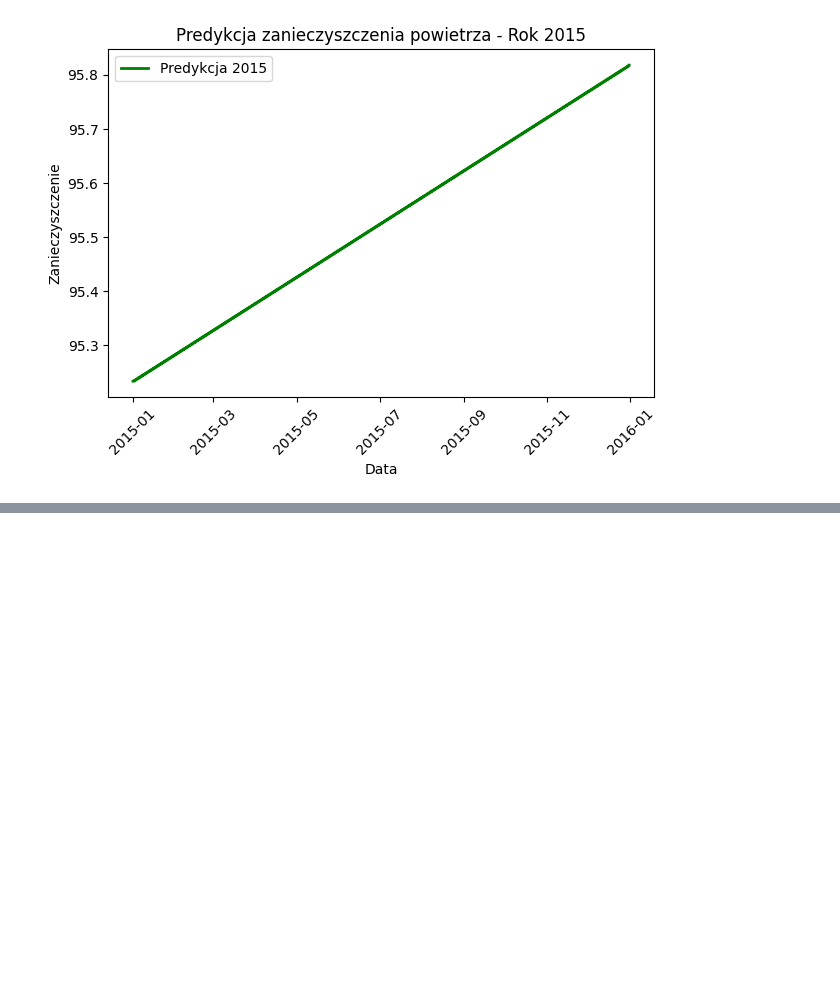
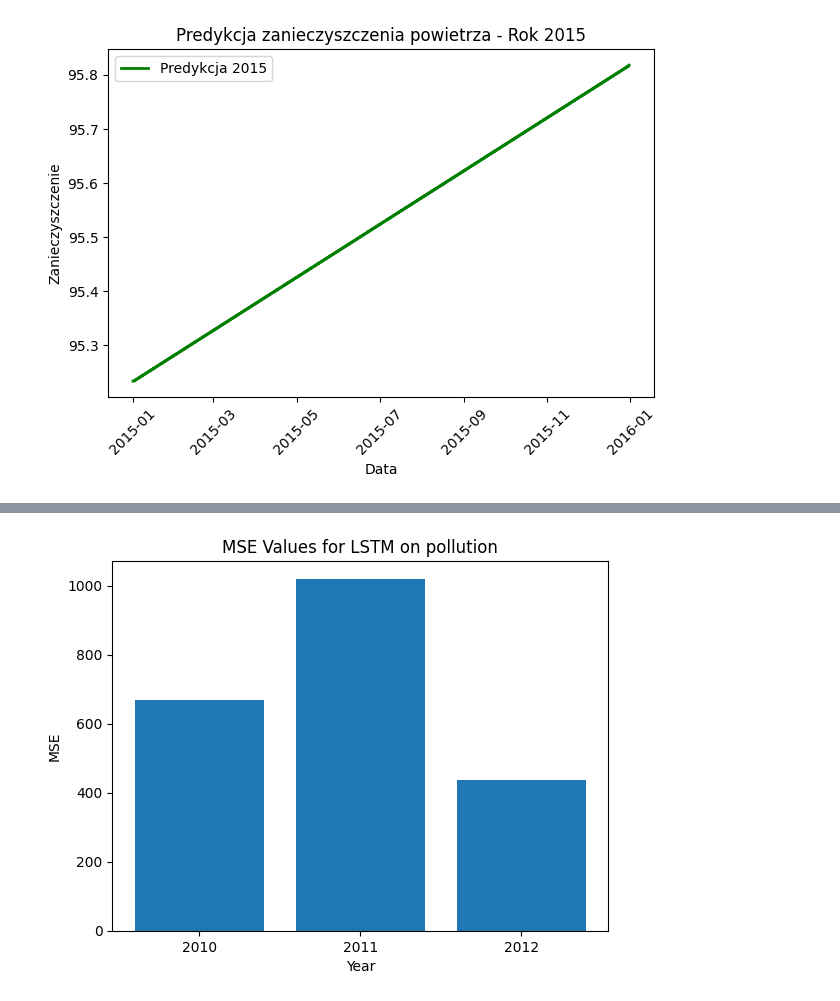
Before and after one commit to Beruxik/SBL-IPAD, a Jupyter notebook: SBL.ipynb, the cells around one changed output, grey strips where cells are left out. Saved outputs shown, nothing was run; the diff lists cells and outputs as text; code cells hidden in the pictures; blank space fills up the shorter version.

```diff
--- a/SBL.ipynb
+++ b/SBL.ipynb
@@ -1250,0 +1339,8 @@ print(r2_dict)
+# %%
+plt.bar(range(len(lstm_poll_mse_dict)), list(lstm_poll_mse_dict.values()), tick_label = list(arima_poll_mse_dict.keys()))
+plt.title('MSE Values for LSTM on pollution')
+plt.xlabel('Year')
+plt.ylabel('MSE')
+plt.show()
+# %% [output]
+[figure, added]
```
Also changed, not shown: parts of 13 cells of this notebook.
